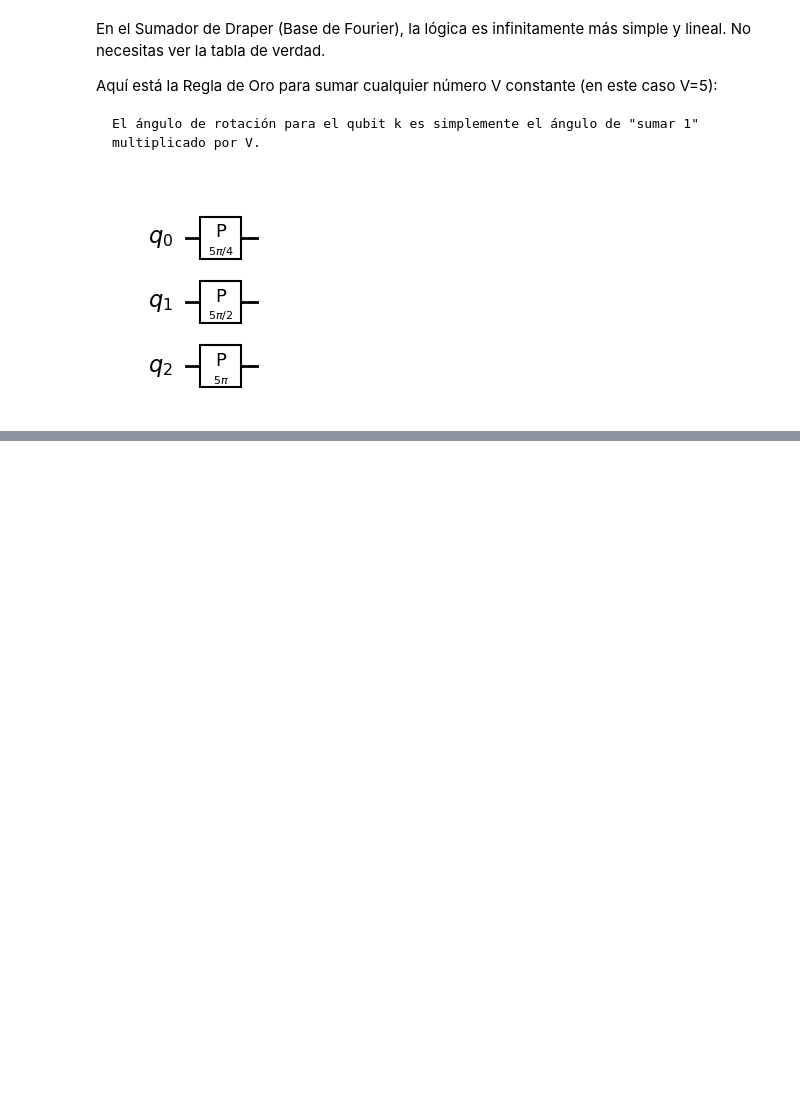
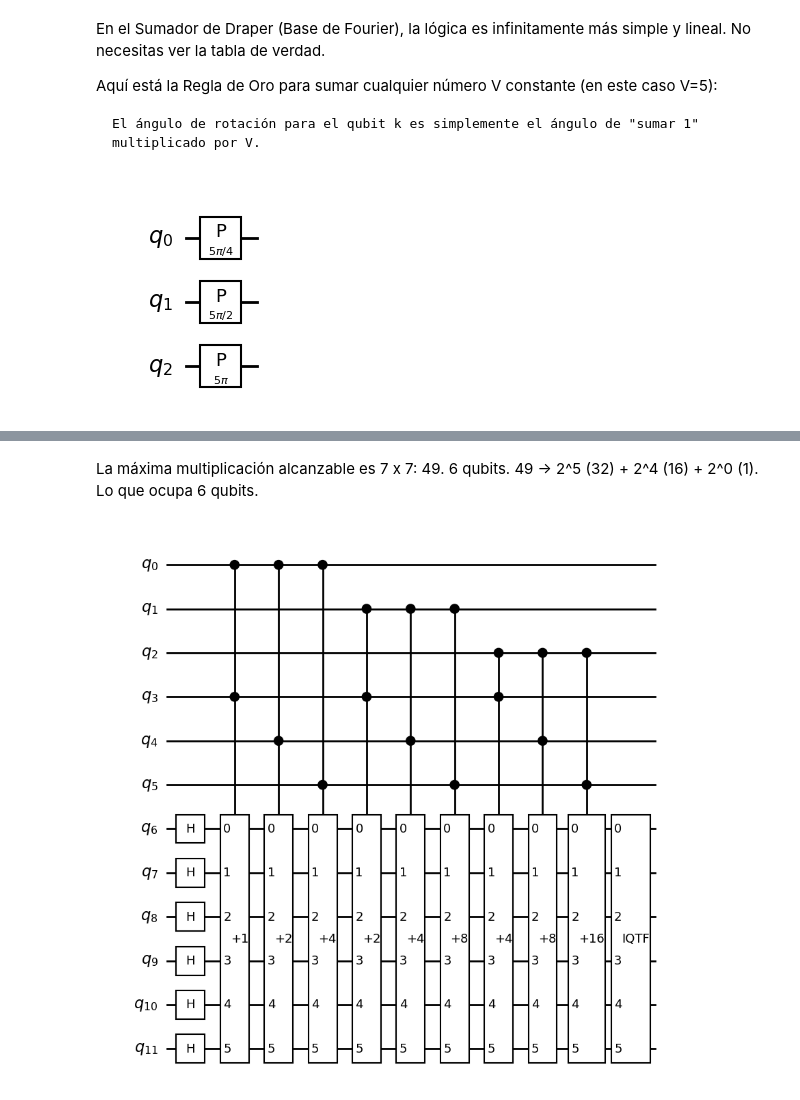
Before and after one commit to iroumec/Quantum-Computing, a Jupyter notebook: practicos/trabajo_practico_4.ipynb, the cells around one changed output, grey strips where cells are left out. Saved outputs shown, nothing was run; the diff lists cells and outputs as text; code cells hidden in the pictures; blank space fills up the shorter version.

```diff
--- a/practicos/trabajo_practico_4.ipynb
+++ b/practicos/trabajo_practico_4.ipynb
@@ -614,0 +707,73 @@ qc.draw(output='mpl', style='bw')
+# %% [markdown]
+La máxima multiplicación alcanzable es 7 x 7: 49. 6 qubits. 49 -> 2^5 (32) + 2^4 (16) + 2^0 (1). Lo que ocupa 6 qubits.
+# %%
+def multiplier(qubits_in_first_operand, qubits_in_second_operand=None):
+
+    def multiplication_result_qubits(qubits_in_first_operand, qubits_in_second_operand):
+
+        """
+        En el peor de los casos, la multiplicación de un operando de m bits y un operando
+        de n bits tiene como resultado a un número de m + n bits.
+        """
+
+        return qubits_in_first_operand + qubits_in_second_operand
+
+    # Se asume que la cantidad de qubits en el segundo operando
+    # es igual a la cantidad en el primer operando.
+    if qubits_in_second_operand == None:
+        qubits_in_second_operand = qubits_in_first_operand
+
+    result_qubits = multiplication_result_qubits(qubits_in_first_operand, qubits_in_second_operand)
+
+    operands_qubits = qubits_in_first_operand + qubits_in_second_operand
+
+    total_qubits = operands_qubits + result_qubits
+
+    quantum_circuit = QuantumCircuit(total_qubits, name=f"MUL")
+
+    # Hadamard en los qubits resultado.
+    for i in range(operands_qubits, total_qubits, 1):
+        quantum_circuit.h(i)
+
+    gates_to_descompose = []
+
+    for i in range(qubits_in_first_operand):
+
+        first_operand_value = 2 ** i
+
+        for j in range(qubits_in_second_operand):
+
+            second_operand_value = 2 ** j
+
+            value_to_sum = first_operand_value * second_operand_value
+
+            sum_gate = plusN(value_to_sum, result_qubits)
+
+            # La columna es controlada por dos qubits: Xi e Yj.
+            controlled_gate = sum_gate.control(2)
+
+            if controlled_gate.name not in gates_to_descompose:
+                gates_to_descompose.append(controlled_gate.name)
+
+            # Se definen los "cables": [ControlX, ControlY, Objetivo1, Objetivo2, Objetivo3...].
+            qubit_control = [i, j + qubits_in_first_operand] #Xi y Yj, respectivamente.
+            qubits_objetivo = list(range(operands_qubits, total_qubits)) # Qubits del acumulador.
+
+            wiring = qubit_control + qubits_objetivo
+
+            quantum_circuit.append(controlled_gate, wiring)
+
+    # Se descomponen las compuertas con controles de forma que Qiskit no genere
+    # automáticamente una caja negra y pueda verse claramente quién activa cada compuerta.
+    quantum_circuit = quantum_circuit.decompose(gates_to_decompose=gates_to_descompose)
+
+    # Se añade la transformada cuántica de Fourier inversa para decodificar el resultado.
+    quantum_circuit.append(iqtf(result_qubits), list(range(operands_qubits, total_qubits)))
+
+    return quantum_circuit, result_qubits
+
+qubits_in_operands = 3
+qc, result_qubits = multiplier(qubits_in_operands)
+qc.draw(output='mpl', style='bw')
+# %% [output]
+[figure, added]
```
Also changed, not shown: parts of 18 cells of this notebook.
